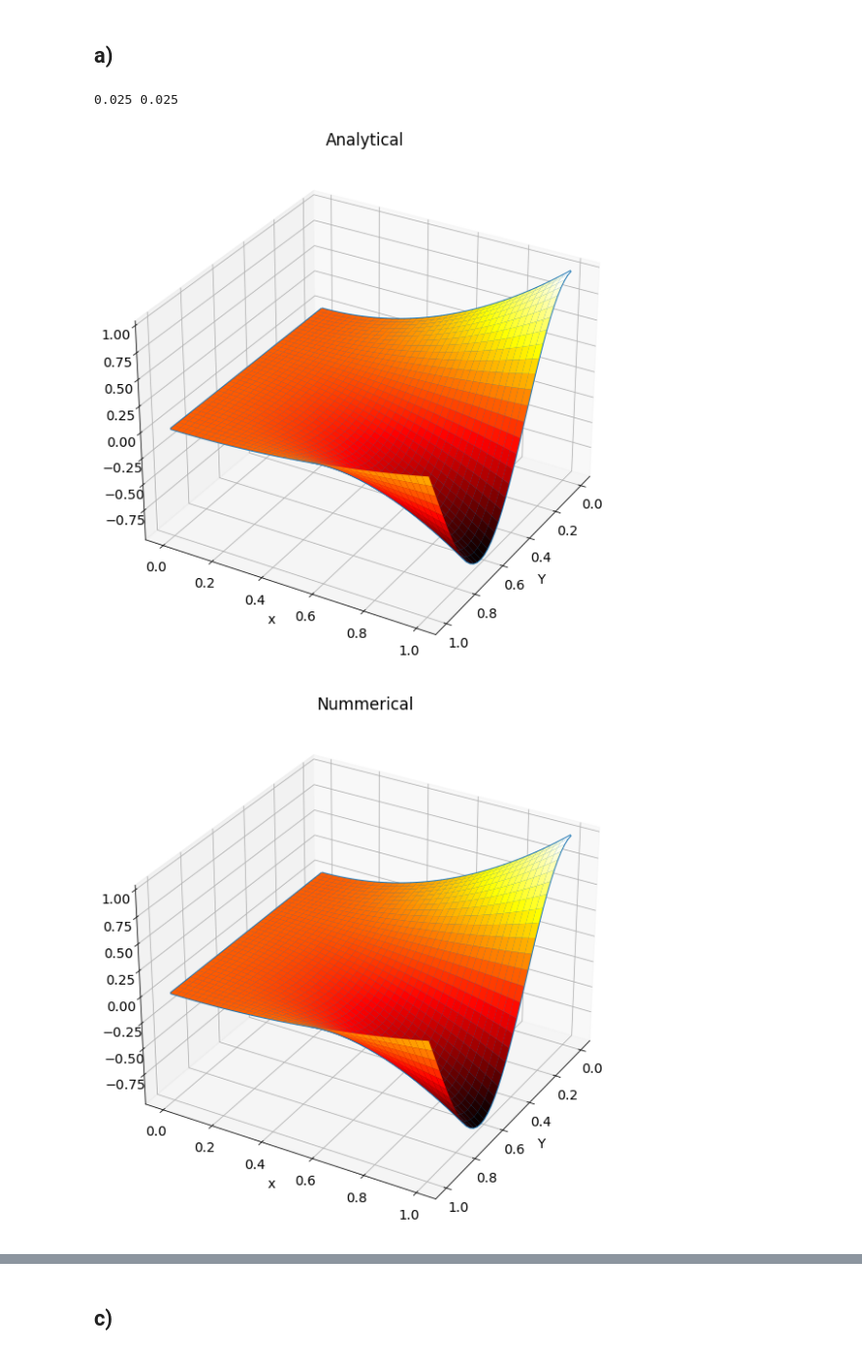
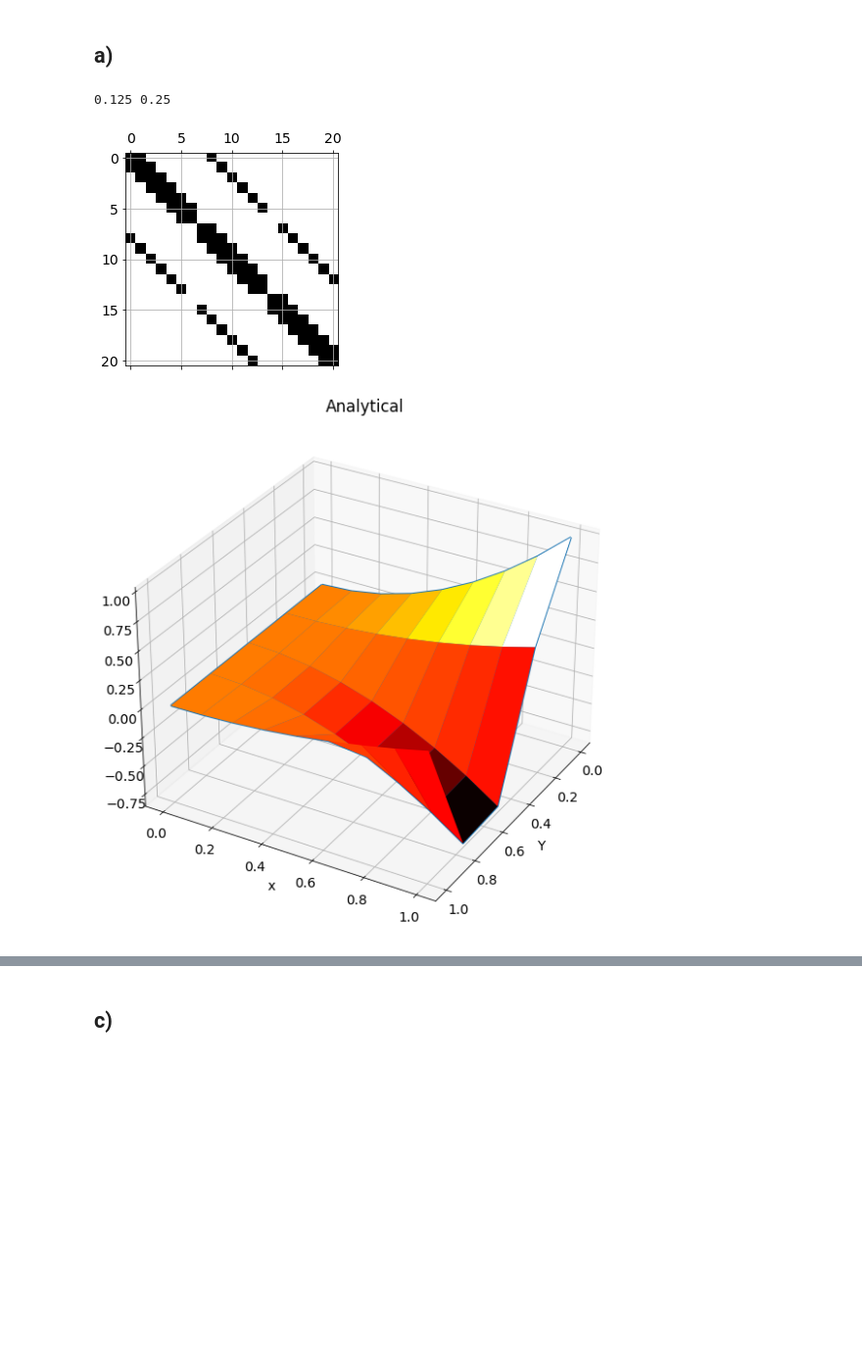
Before and after one commit to markus0800/num.diff-project-1, a Jupyter notebook: Project 1.ipynb, the cells around one changed output, grey strips where cells are left out. Shown at 98% size. Cells and saved outputs as stored; diff of their text form; code cells hidden in the pictures; blank space fills up the shorter version.

```diff
--- a/Project 1.ipynb
+++ b/Project 1.ipynb
@@ -54,8 +54,9 @@ def uy_0(x,y):      #X=0
 def uy_1(x,y):      #X=1
     return np.sin(np.pi*x)*np.sin(np.pi*y)
 
-def RHS(x,y,a):     # Right hand side
-    return -(np.pi**2*a*1*np.cos(np.pi*x)*np.cos(np.pi*y)-np.pi**2*(a+1)*np.sin(np.pi*x)*np.sin(np.pi*y)-np.pi**2*1**2*np.sin(np.pi*x)*np.sin(np.pi*y))
+def RHS(x,y,a,h,k):     # Right hand side
+    r=k/h
+    return -(np.pi**2*a*r*np.cos(np.pi*x)*np.cos(np.pi*y)-np.pi**2*(a+1)*np.sin(np.pi*x)*np.sin(np.pi*y)-np.pi**2*r**2*np.sin(np.pi*x)*np.sin(np.pi*y))
 
 
 def analyticSol(x,y):
@@ -73,8 +74,8 @@ def analyticE(x,y): #X=1
 def analyticW(x,y): #X=0
     return analyticSol(x,y)
 
-def RHS_2(x,y,a): #Right hand side
-    r=1
+def RHS_2(x,y,a,h,k): #Right hand side
+    r=k/h
     return -(2*(a+1)*np.cos(5*y) - 20*r*x*np.sin(5*y) - 25*r**2*x**2*np.cos(5*y))
 # %%
 #Reuse code from lecture notes
@@ -159,7 +160,7 @@ def solver(BVP, a, M=10, N=10):
     U[:,-1]=y_1_values[::1]
 
     A=tridiag(a,h,k,N+1,M+1)
-    #plt.spy(A)
+    plt.spy(A)
 
 
 
@@ -167,20 +168,20 @@ def solver(BVP, a, M=10, N=10):
 
     for i in range(len(g_vec)):
         if(i%(M-1)==0):
-            g_vec[i]+=-a*y_0_values[i//(M-1)+1]/(h**2) - y_0_values[i//(M-1)]/(h**2)
+            g_vec[i]+=-a*y_0_values[i//(M-1)+1] - y_0_values[i//(M-1)]
 
         elif((i+1)%(M-1)==0):
-            g_vec[i]+=-a*y_1_values[i//(M-1)+1]/(h**2) - y_1_values[i//(M-1)+2]/(h**2)
+            g_vec[i]+=-a*y_1_values[i//(M-1)+1] - y_1_values[i//(M-1)+2]
 
         if(i>0 and i<(M-1)):
-            g_vec[i]+=-x_0_values[i]/(h**2)
+            g_vec[i]+=-x_0_values[i]
 
         elif((M-1)*(N-2) <= i <= (M-1)*(N-1)-2):
-            g_vec[i]+=-x_1_values[i%(M-1)+2]/(h**2)
+            g_vec[i]+=-x_1_values[i%(M-1)+2]
 
 
-    f_vec=BVP.RHS(coord[:,0],coord[:,1],a)
-    U_vec=np.linalg.solve(A,f_vec-g_vec)
+    f_vec=BVP.RHS(coord[:,0],coord[:,1],a,h,k)
+    U_vec=np.linalg.solve(A,f_vec-g_vec/h**2)
     U_array = np.reshape(U_vec, (N-1, M-1))
 
     U[1:-1,1:-1]=U_array
@@ -189,20 +190,20 @@ def solver(BVP, a, M=10, N=10):
 # %%
 a=1
 test_BVP=BVP(0, 1, 0, 1, ux_0, ux_1, uy_0, uy_1, RHS)
 test_BVP_2=BVP(0, 1, 0, 1, analyticW,analyticN,analyticS,analyticE,RHS_2)
 
 
-U, x_grid, y_grid=solver(test_BVP_2, a, M=40,N=40)
+U, x_grid, y_grid=solver(test_BVP_2, a, M=8,N=4)
 X, Y = np.meshgrid(x_grid,y_grid)
 
-solution=analyticSol(X,Y)
+solution=analyticS(X,Y)
 
 
 
 plot_solution(x_grid,y_grid,solution, "Analytical")
 plot_solution(x_grid,y_grid,U, "Nummerical")
 plot_solution(x_grid,y_grid,(solution-U), "Error")
 # %% [output]
-0.025 0.025
+0.125 0.25
-[figure, old version]
+[figure, new version]
-[figure, old version]
+[figure, new version]
```
Also changed, not shown: parts of 7 cells of this notebook.
